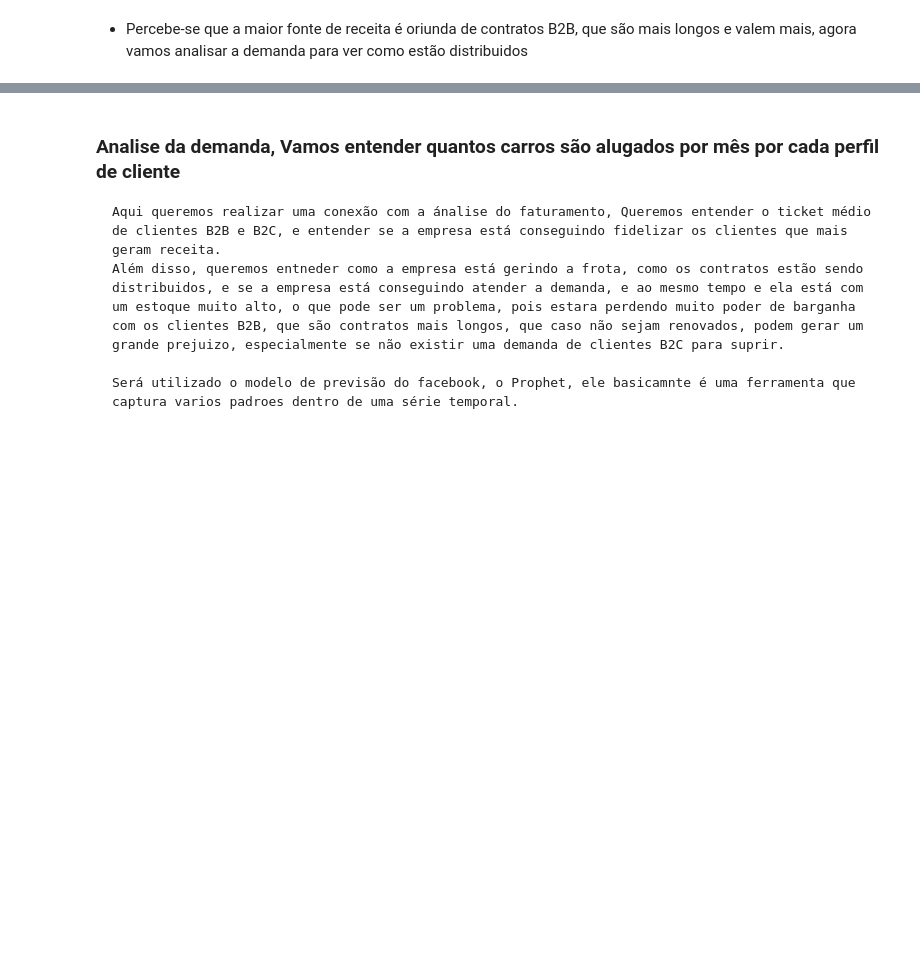
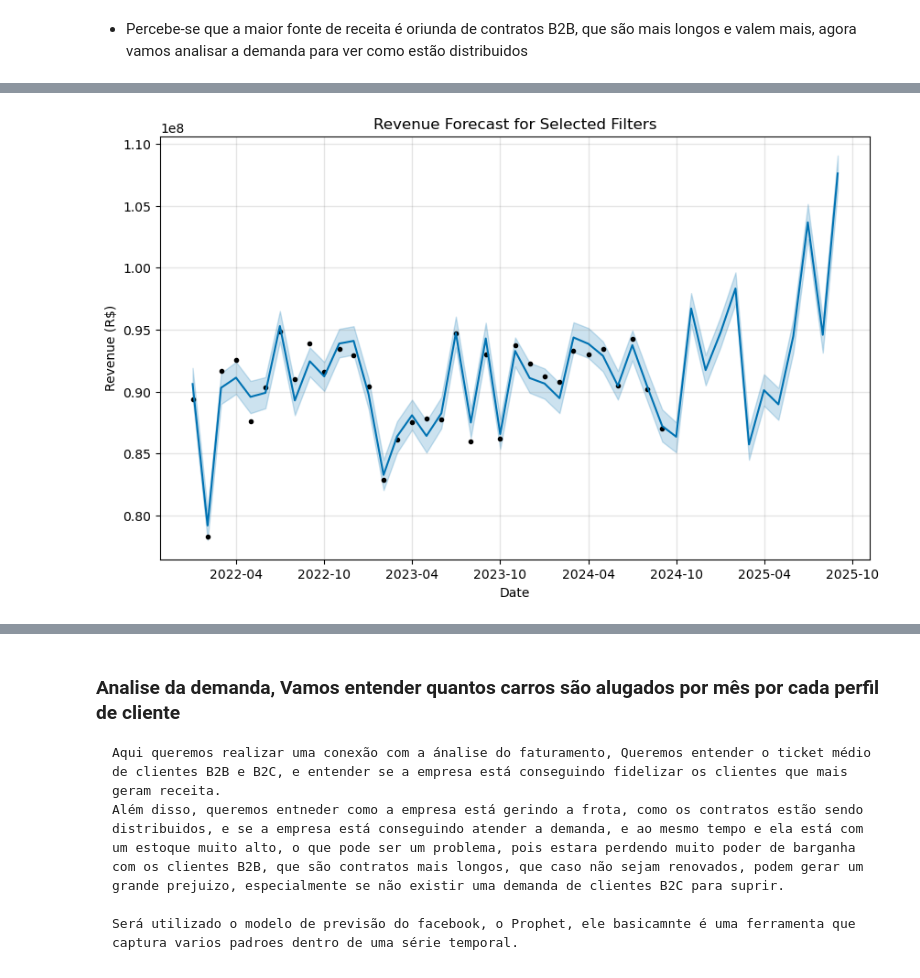
Before and after one commit to Henrique-Albuquerque2/PS-IJR-Grupo10, a Jupyter notebook: previsoesProphet.ipynb, the cells around one changed output, grey strips where cells are left out. Cells and saved outputs as stored; diff of their text form; code cells hidden in the pictures; blank space fills up the shorter version.

```diff
--- a/previsoesProphet.ipynb
+++ b/previsoesProphet.ipynb
@@ -196,0 +200,97 @@ plt.show()
+# %%
+# Step 1: Extract month and year from 'Data de início do aluguel'
+db_forecast = db_alugueis
+db_forecast['Mes'] = db_alugueis['Data de início do aluguel'].dt.month
+db_forecast['Ano'] = db_alugueis['Data de início do aluguel'].dt.year
+
+# Step 2: Filter out rentals that were cancelled or with pending payment
+db_forecast_filtered = db_forecast[(db_forecast['Contrato cancelado antes do prazo'] != 'sim') & (db_forecast['Estado de pagamento'] != 'pendente')]
+
+# Step 3: Create the checkboxes for each value in a category
+
+# Function to create checkboxes for a column's unique values
+def create_checkboxes(options, description):
+    checkboxes = [widgets.Checkbox(value=True, description=str(option)) for option in options]
+    return widgets.VBox([widgets.Label(value=description)] + checkboxes)
+
+# Create checkboxes for each category
+tipo_cliente_checkboxes = create_checkboxes(db_forecast['Tipo do cliente'].unique(), 'Tipo de Cliente')
+carro_alugado_checkboxes = create_checkboxes(db_forecast['Tipo de carro alugado'].unique(), 'Tipo de Carro')
+combustivel_checkboxes = create_checkboxes(db_forecast['Combustível'].unique(), 'Combustível')
+marca_carro_checkboxes = create_checkboxes(db_forecast['Marca do carro'].unique(), 'Marca do Carro')
+transmissao_checkboxes = create_checkboxes(db_forecast['Tipo de transmissão'].unique(), 'Transmissão')
+
+# Step 4: Define a helper function to get selected checkboxes
+def get_selected_options(checkboxes):
+    selected = [box.description for box in checkboxes.children[1:] if box.value]
+    return selected
+
+# Step 5: Define the function that will filter the data and make predictions
+def forecast_revenue():
+    # Clear the previous output (to update the same plot instead of creating new ones)
+    clear_output(wait=True)
+
+    # Step 5.1: Get the selected options from each category
+    tipo_cliente = get_selected_options(tipo_cliente_checkboxes)
+    tipo_carro = get_selected_options(carro_alugado_checkboxes)
+    combustivel = get_selected_options(combustivel_checkboxes)
+    marca_carro = get_selected_options(marca_carro_checkboxes)
+    transmissao = get_selected_options(transmissao_checkboxes)
+
+    # Step 5.2: Filter the dataset based on the user's selections
+    filtered_data = db_forecast_filtered[
+        (db_forecast_filtered['Tipo do cliente'].isin(tipo_cliente)) &
+        (db_forecast_filtered['Tipo de carro alugado'].isin(tipo_carro)) &
+        (db_forecast_filtered['Combustível'].isin(combustivel)) &
+        (db_forecast_filtered['Marca do carro'].isin(marca_carro)) &
+        (db_forecast_filtered['Tipo de transmissão'].isin(transmissao))
+    ]
+
+    # Step 5.3: Aggregate revenue by month (sum the 'Valor do contrato do aluguel')
+    monthly_revenue_forescast = filtered_data.groupby(['Ano', 'Mes'])['Valor do contrato do aluguel'].sum().reset_index(name='Revenue')
+
+    # Ensure there's enough data
+    if len(monthly_revenue_forescast) < 5:
+        print("Not enough data for the selected filters.")
+        return
+
+    # Step 5.4: Prepare the data for Prophet
+    monthly_revenue_forescast['ds'] = pd.to_datetime(monthly_revenue_forescast['Ano'].astype(str) + '-' + monthly_revenue_forescast['Mes'].astype(str) + '-01')
+    monthly_revenue_forescast['y'] = monthly_revenue_forescast['Revenue']
+
+    # Step 5.5: Train Prophet model on filtered data
+    model = Prophet()
+    model.fit(monthly_revenue_forescast[['ds', 'y']])
+
+    # Step 5.6: Forecast the next 12 months
+    future = model.make_future_dataframe(periods=12, freq='M')
+    forecast = model.predict(future)
+
+    # Step 5.7: Plot the forecast
+    fig, ax = plt.subplots(figsize=(10, 6))
+    model.plot(forecast, ax=ax)
+    plt.title(f'Revenue Forecast for Selected Filters')
+    plt.xlabel('Date')
+    plt.ylabel('Revenue (R$)')
+    plt.show()
+
+    # Re-display the interface to keep the widgets and button visible
+    display(VBox([
+        HBox([tipo_cliente_checkboxes, carro_alugado_checkboxes]),  # Horizontal layout for better clarity
+        HBox([combustivel_checkboxes, marca_carro_checkboxes]),
+        transmissao_checkboxes,
+        forecast_button
+    ]))
+
+# Step 6: Create a button to trigger the forecast and layout the interface
+forecast_button = widgets.Button(description="Generate Revenue Forecast")
+forecast_button.on_click(lambda x: forecast_revenue())
+
+# Step 7: Display the interface with checkboxes and the button
+display(VBox([
+    HBox([tipo_cliente_checkboxes, carro_alugado_checkboxes]),  # Horizontal layout for better clarity
+    HBox([combustivel_checkboxes, marca_carro_checkboxes]),
+    transmissao_checkboxes,
+    forecast_button
+]))
+# %% [output]
@@ -196,0 +299 @@ plt.show()
+[figure, added]
```
Also changed, not shown: parts of 11 cells of this notebook.
